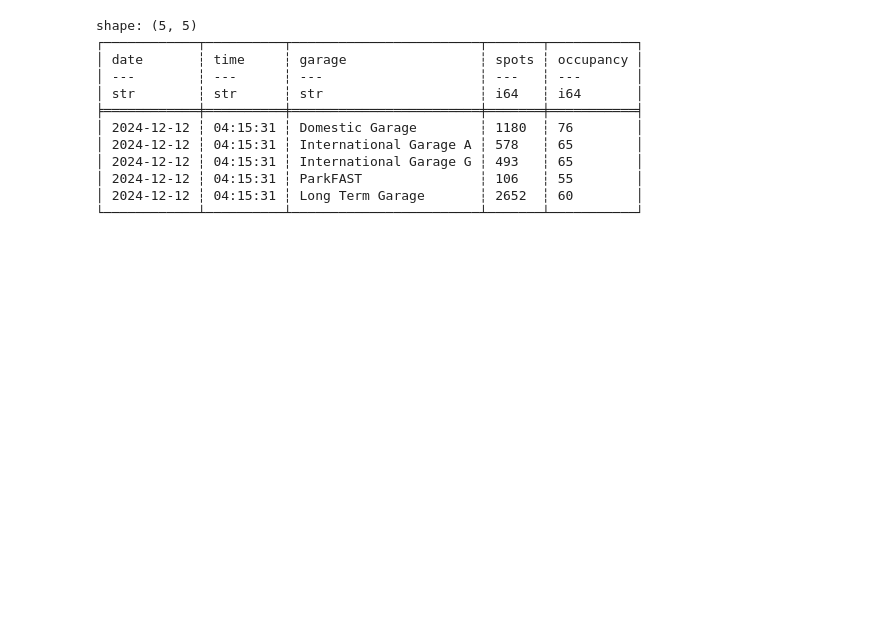
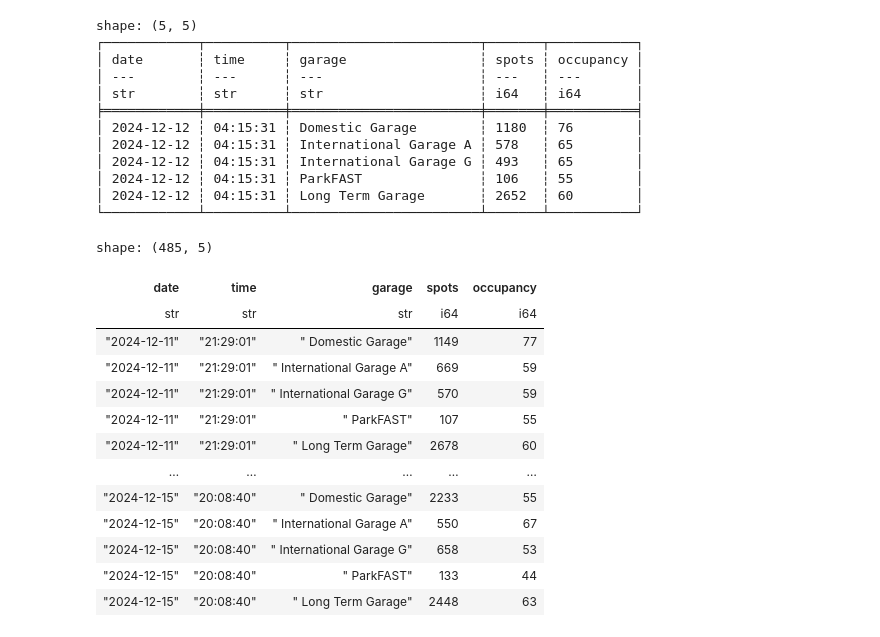
Before and after one commit to rsangole/bayarea_airport_parking, a Jupyter notebook: dev/scratch.ipynb, the cells around one changed output. Cells and saved outputs as stored; diff of their text form; code cells hidden in the pictures; blank space fills up the shorter version.

```diff
--- a/dev/scratch.ipynb
+++ b/dev/scratch.ipynb
@@ -89,3 +83,21 @@ shape: (5, 5)
 │ 2024-12-12 ┆ 04:15:31 ┆ ParkFAST               ┆ 106   ┆ 55        │
 │ 2024-12-12 ┆ 04:15:31 ┆ Long Term Garage       ┆ 2652  ┆ 60        │
 └────────────┴──────────┴────────────────────────┴───────┴───────────┘
+# %%
+df = pl.read_csv("/workspaces/bayarea_airport_parking/data/data.csv")
+df
+# %% [output]
+shape: (485, 5)
+| date | time | garage | spots | occupancy |
+| str | str | str | i64 | i64 |
+| "2024-12-11" | "21:29:01" | " Domestic Garage" | 1149 | 77 |
+| "2024-12-11" | "21:29:01" | " International Garage A" | 669 | 59 |
+| "2024-12-11" | "21:29:01" | " International Garage G" | 570 | 59 |
+| "2024-12-11" | "21:29:01" | " ParkFAST" | 107 | 55 |
+| "2024-12-11" | "21:29:01" | " Long Term Garage" | 2678 | 60 |
+| … | … | … | … | … |
+| "2024-12-15" | "20:08:40" | " Domestic Garage" | 2233 | 55 |
+| "2024-12-15" | "20:08:40" | " International Garage A" | 550 | 67 |
+| "2024-12-15" | "20:08:40" | " International Garage G" | 658 | 53 |
+| "2024-12-15" | "20:08:40" | " ParkFAST" | 133 | 44 |
+| "2024-12-15" | "20:08:40" | " Long Term Garage" | 2448 | 63 |
```
Also changed, not shown: parts of 4 cells of this notebook.
